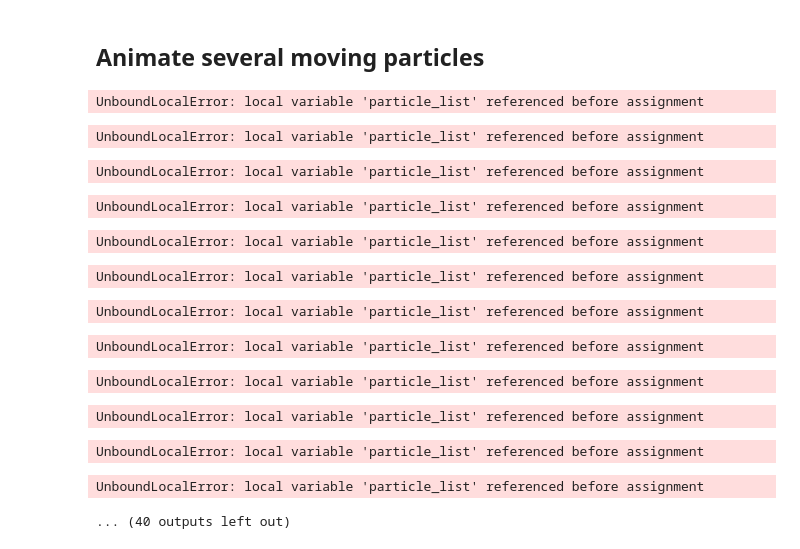
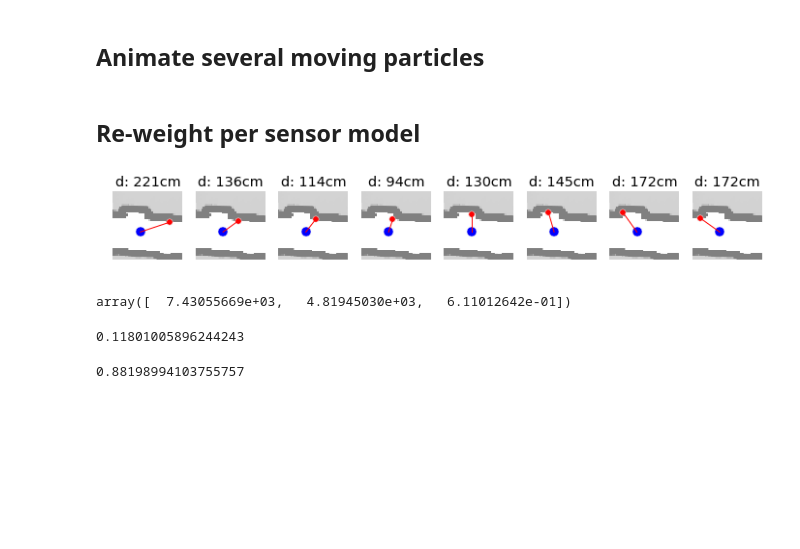
Before and after one commit to sjobeek/robostats_mcl, a Jupyter notebook: mcl_tests.ipynb, the cells around one changed output. Cells and saved outputs as stored; diff of their text form; code cells hidden in the pictures; blank space fills up the shorter version.

Commit message:
POOR sensor model working. Most likely.

```diff
--- a/mcl_tests.ipynb
+++ b/mcl_tests.ipynb
@@ -306,34 +268,4 @@ np.random.normal()
 -0.639764958713715
 # %% [markdown]
 ## Animate several moving particles
-# %%
-
-
-# Plot and animate
-fig, ax = plt.subplots()
-def init():
-    mcl.draw_map_state(wean_hall_map, particle_list, ax=ax)
-
-def animate(message):
-    particle_list = mcl.mcl_update(particle_list, message) # Update
-    mcl.draw_map_state(wean_hall_map, particle_list, ax=self.ax)
-
-ani = animation.FuncAnimation(fig, animate, logdata.values[::20], init_func=init,
-    interval=50, blit=False, repeat=False)
-
-plt.show()
-# %% [output]
-UnboundLocalError: local variable 'particle_list' referenced before assignment
-UnboundLocalError: local variable 'particle_list' referenced before assignment
-UnboundLocalError: local variable 'particle_list' referenced before assignment
-UnboundLocalError: local variable 'particle_list' referenced before assignment
-UnboundLocalError: local variable 'particle_list' referenced before assignment
-UnboundLocalError: local variable 'particle_list' referenced before assignment
-UnboundLocalError: local variable 'particle_list' referenced before assignment
-UnboundLocalError: local variable 'particle_list' referenced before assignment
-UnboundLocalError: local variable 'particle_list' referenced before assignment
-UnboundLocalError: local variable 'particle_list' referenced before assignment
-UnboundLocalError: local variable 'particle_list' referenced before assignment
-UnboundLocalError: local variable 'particle_list' referenced before assignment
-... (40 outputs left out)
 # %%
@@ -370,0 +305,12 @@ plt.show()
+# %%
+%%prun
+wean_hall_map = mcl.occupancy_map('data/map/wean.dat')
+logdata = mcl.load_log('data/log/robotdata1.log.gz')
+
+#Initialize 100 particles uniformly in valid locations on the map
+laser = mcl.laser_sensor()
+particle_list = [mcl.robot_particle(wean_hall_map, laser,
+                 sigma_fwd_pct=0.4, sigma_theta_pct=0.1)
+                 for _ in range(10000)]
+for message in logdata.values:
+    particle_list = mcl.mcl_update(particle_list, message)
@@ -370,0 +320,22 @@ plt.show()
+# %% [markdown]
+## Re-weight per sensor model
+# %%
+%matplotlib inline
+theta = 0
+global_map = mcl.occupancy_map('data/map/wean.dat.gz')
+fig, axes = plt.subplots(ncols=8, figsize=(12,4))
+for ax in axes:
+    theta += np.pi/10
+    x,y,dist = mcl.raycast_bresenham(2200, 4200, theta, global_map)
+    ax = mcl.draw_map_state(global_map, ax=ax)
+    ax.set_title("d: " + str(int(dist)) + 'cm')
+    ax.set_ylim((4000,4500))
+    ax.set_xlim((2000,2500))
+    ax.xaxis.set_visible(False)
+    ax.yaxis.set_visible(False)
+    ax.scatter(2200, 4200, s=100)
+    ax.plot([x, 2200],[y,4200], c='r')
+    ax.scatter(x,y, s=40, c='r')
+plt.show()
+# %% [output]
+[figure, added]
@@ -370,0 +349,12 @@ plt.show()
+# %%
+particle.pose
+# %% [output]
+array([  7.43055669e+03,   4.81945030e+03,   6.11012642e-01])
+# %%
+particle.update_measurement_likelihood(logdata.values[0])
+# %% [output]
+0.11801005896244243
+# %%
+particle.weight
+# %% [output]
+0.88198994103755757
```
Also changed, not shown: parts of 25 cells of this notebook, 1 other file.
